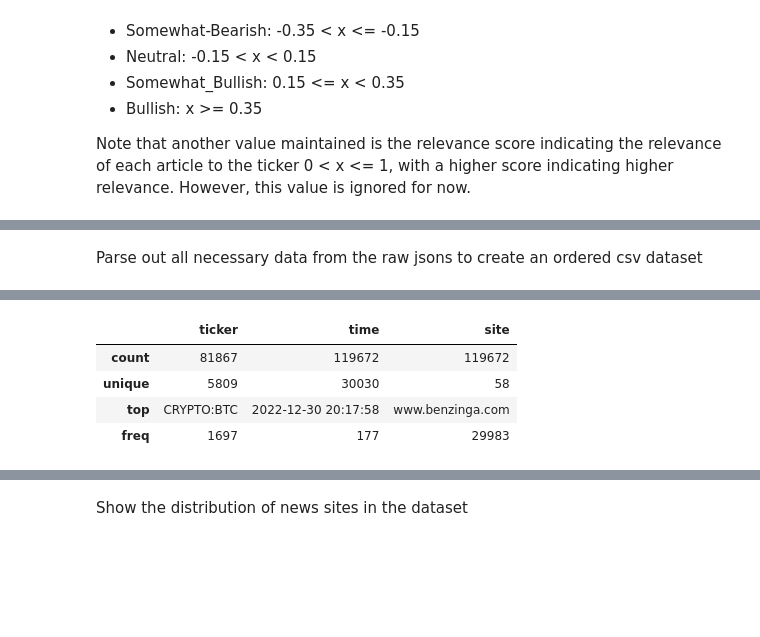
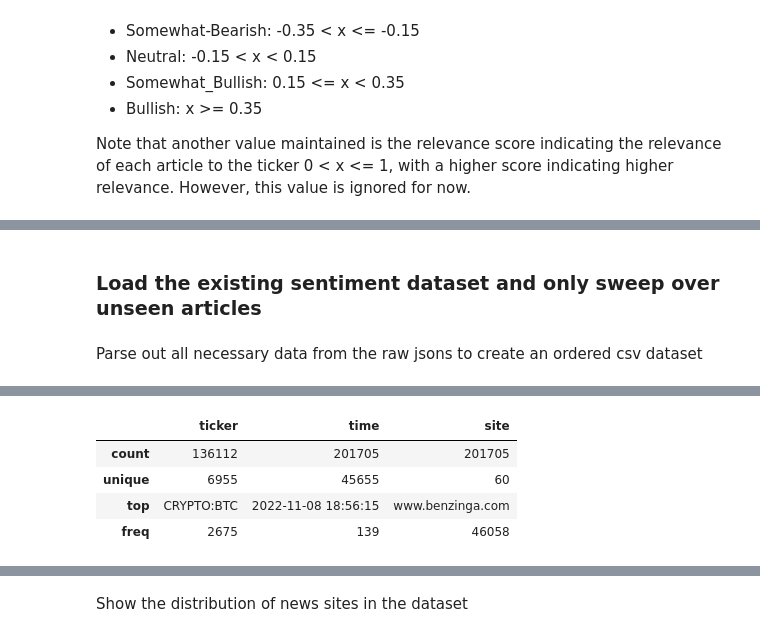
Before and after one commit to DavidPeleg6/Financial_News_Sentiments, a Jupyter notebook: news_sentiment_dataset/news_sentiment_dataset.ipynb, the cells around one changed output, grey strips where cells are left out. Saved outputs shown, nothing was run; the diff lists cells and outputs as text; code cells hidden in the pictures; blank space fills up the shorter version.

```diff
--- a/news_sentiment_dataset/news_sentiment_dataset.ipynb
+++ b/news_sentiment_dataset/news_sentiment_dataset.ipynb
@@ -94,0 +113,2 @@ all_news = sweep_news_in_range(datetime.now())
+# %% [markdown]
+### Load the existing sentiment dataset and only sweep over unseen articles
@@ -119,11 +163,9 @@ sent_df.to_csv(f'sentiments_{start_time}_{end_time}.csv')
 # %%
-# load the csv file into a dataframe
-try: sent_df
-except NameError: sent_df = pd.read_csv('sentiments_05_02_2023_28_10_2022.csv')
+sent_df = pd.read_csv('sentiments.csv')
 # parse out anything between https:// and / in the url or http:// and / in the url. if there is no url column, ignore the error
 if 'url' in sent_df.columns:
     sent_df['site'] = sent_df['url'].apply(lambda x: x.split('https://')[1].split('/')[0] if 'https' in x else x.split('http://')[1].split('/')[0])
-sent_df.drop(columns=['url'], inplace=True, errors='ignore')
+sent_df = sent_df.drop(columns=['url'], errors='ignore').drop_duplicates()
 print(sent_df.head(5))
 # use pandas describe to show statistics of the string columns
 sent_df.describe(include=['object'])
@@ -137,5 +179,5 @@ sent_df.describe(include=['object'])
 |  | ticker | time | site |
-| count | 81867 | 119672 | 119672 |
-| unique | 5809 | 30030 | 58 |
-| top | CRYPTO:BTC | 2022-12-30 20:17:58 | www.benzinga.com |
-| freq | 1697 | 177 | 29983 |
+| count | 136112 | 201705 | 201705 |
+| unique | 6955 | 45655 | 60 |
+| top | CRYPTO:BTC | 2022-11-08 18:56:15 | www.benzinga.com |
+| freq | 2675 | 139 | 46058 |
```
Also changed, not shown: parts of 18 cells of this notebook, 4 other files.
